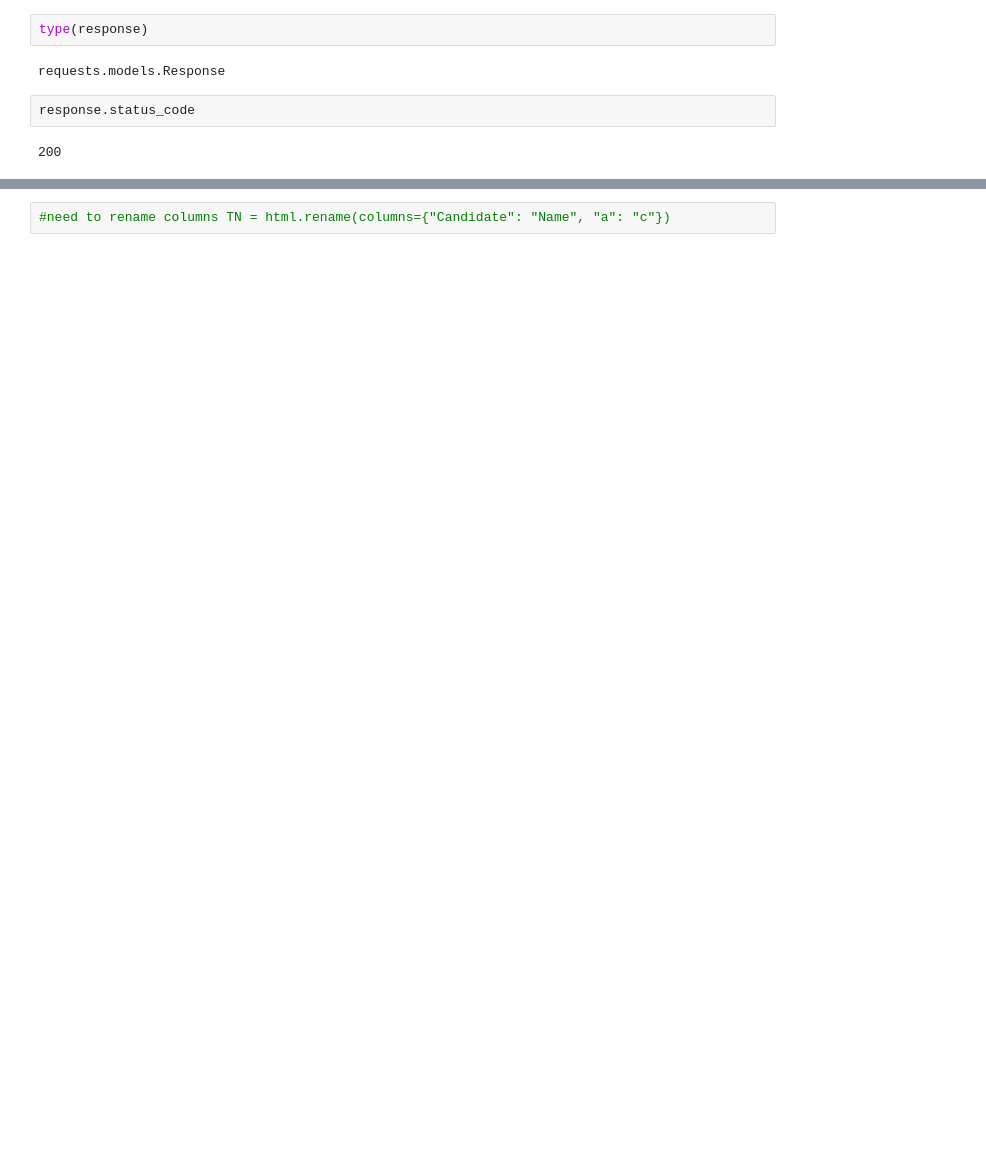
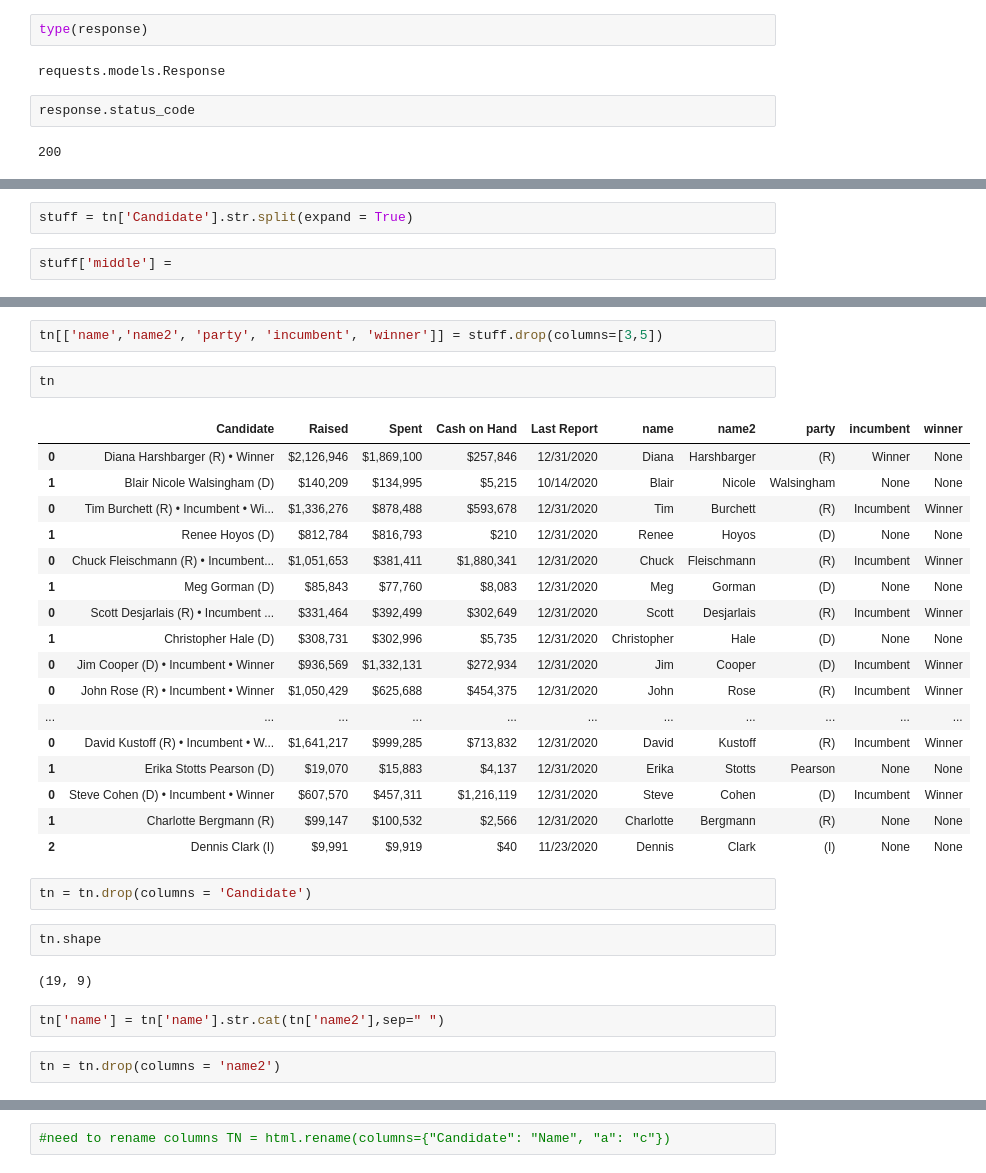
Before and after one commit to nss-data-science-cohort-5/webscraping_open_secrets-silver-sloths-2, a Jupyter notebook: notebooks/An Analysis of Political Contributions During the 2020 House of Representatives Election.ipynb, the cells around one changed output, grey strips where cells are left out. Drawn from its saved outputs; the diff is of its cells as text; blank space fills up the shorter version.

```diff
--- a/notebooks/An Analysis of Political Contributions During the 2020 House of Representatives Election.ipynb
+++ b/notebooks/An Analysis of Political Contributions During the 2020 House of Representatives Election.ipynb
@@ -60,0 +59,4 @@ pd.read_html(str(soup.find('table')))[0]
+# %%
+stuff = tn['Candidate'].str.split(expand = True)
+# %%
+stuff['middle'] =
@@ -60,0 +83,32 @@ pd.read_html(str(soup.find('table')))[0]
+# %%
+tn[['name','name2', 'party', 'incumbent', 'winner']] = stuff.drop(columns=[3,5])
+# %%
+tn
+# %% [output]
+|  | Candidate | Raised | Spent | Cash on Hand | Last Report | name | name2 | party | incumbent | winner |
+| 0 | Diana Harshbarger (R) • Winner | $2,126,946 | $1,869,100 | $257,846 | 12/31/2020 | Diana | Harshbarger | (R) | Winner | None |
+| 1 | Blair Nicole Walsingham (D) | $140,209 | $134,995 | $5,215 | 10/14/2020 | Blair | Nicole | Walsingham | None | None |
+| 0 | Tim Burchett (R) • Incumbent • Wi... | $1,336,276 | $878,488 | $593,678 | 12/31/2020 | Tim | Burchett | (R) | Incumbent | Winner |
+| 1 | Renee Hoyos (D) | $812,784 | $816,793 | $210 | 12/31/2020 | Renee | Hoyos | (D) | None | None |
+| 0 | Chuck Fleischmann (R) • Incumbent... | $1,051,653 | $381,411 | $1,880,341 | 12/31/2020 | Chuck | Fleischmann | (R) | Incumbent | Winner |
+| 1 | Meg Gorman (D) | $85,843 | $77,760 | $8,083 | 12/31/2020 | Meg | Gorman | (D) | None | None |
+| 0 | Scott Desjarlais (R) • Incumbent ... | $331,464 | $392,499 | $302,649 | 12/31/2020 | Scott | Desjarlais | (R) | Incumbent | Winner |
+| 1 | Christopher Hale (D) | $308,731 | $302,996 | $5,735 | 12/31/2020 | Christopher | Hale | (D) | None | None |
+| 0 | Jim Cooper (D) • Incumbent • Winner | $936,569 | $1,332,131 | $272,934 | 12/31/2020 | Jim | Cooper | (D) | Incumbent | Winner |
+| 0 | John Rose (R) • Incumbent • Winner | $1,050,429 | $625,688 | $454,375 | 12/31/2020 | John | Rose | (R) | Incumbent | Winner |
+| ... | ... | ... | ... | ... | ... | ... | ... | ... | ... | ... |
+| 0 | David Kustoff (R) • Incumbent • W... | $1,641,217 | $999,285 | $713,832 | 12/31/2020 | David | Kustoff | (R) | Incumbent | Winner |
+| 1 | Erika Stotts Pearson (D) | $19,070 | $15,883 | $4,137 | 12/31/2020 | Erika | Stotts | Pearson | None | None |
+| 0 | Steve Cohen (D) • Incumbent • Winner | $607,570 | $457,311 | $1,216,119 | 12/31/2020 | Steve | Cohen | (D) | Incumbent | Winner |
+| 1 | Charlotte Bergmann (R) | $99,147 | $100,532 | $2,566 | 12/31/2020 | Charlotte | Bergmann | (R) | None | None |
+| 2 | Dennis Clark (I) | $9,991 | $9,919 | $40 | 11/23/2020 | Dennis | Clark | (I) | None | None |
+# %%
+tn = tn.drop(columns = 'Candidate')
+# %%
+tn.shape
+# %% [output]
+(19, 9)
+# %%
+tn['name'] = tn['name'].str.cat(tn['name2'],sep=" ")
+# %%
+tn = tn.drop(columns = 'name2')
```
Also changed, not shown: parts of 11 cells of this notebook.
